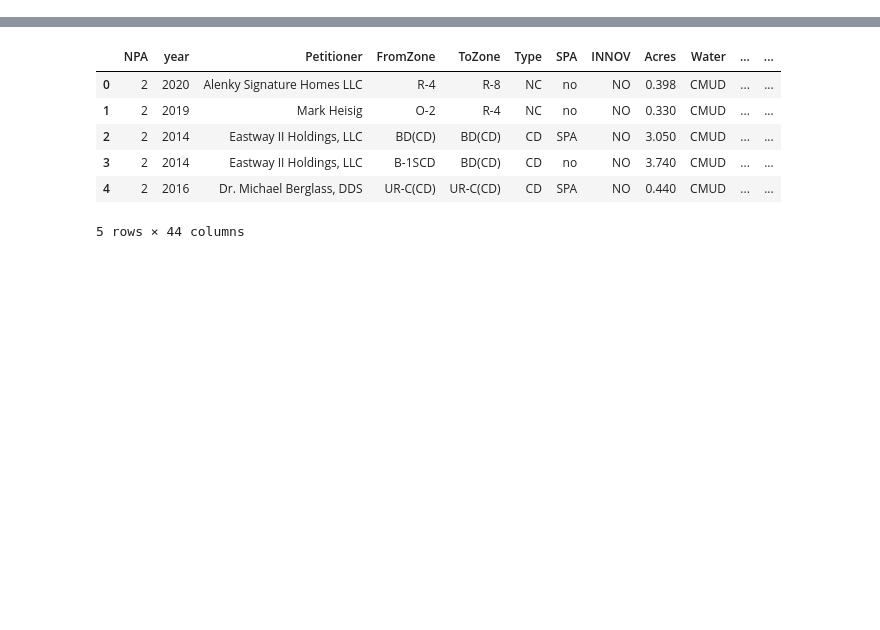
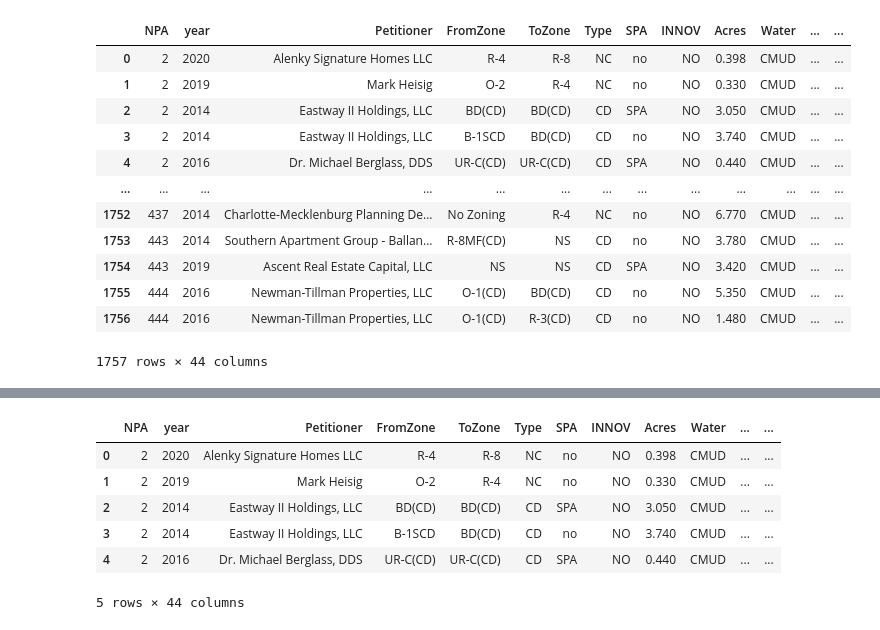
Before and after one commit to lmstevens/charlotte_rezoning_model, a Jupyter notebook: SMOTE MACHINE LEARNING MODEL.ipynb, the cells around one changed output, grey strips where cells are left out. Saved outputs shown, nothing was run; the diff lists cells and outputs as text; code cells hidden in the pictures; blank space fills up the shorter version.

```diff
--- a/SMOTE MACHINE LEARNING MODEL.ipynb
+++ b/SMOTE MACHINE LEARNING MODEL.ipynb
@@ -12,2 +12,17 @@ import imbalanced_databases as imbd
 # %%
-clean_df = pd.read_csv('Resources/Final_Clean.csv')
+clean_df = pd.read_csv('Resources/Final_Clean2.csv')
+clean_df.dropna()
+# %% [output]
+|  | NPA | year | Petitioner | FromZone | ToZone | Type | SPA | INNOV | Acres | Water | ... | ... |
+| 0 | 2 | 2020 | Alenky Signature Homes LLC | R-4 | R-8 | NC | no | NO | 0.398 | CMUD | ... | ... |
+| 1 | 2 | 2019 | Mark Heisig | O-2 | R-4 | NC | no | NO | 0.330 | CMUD | ... | ... |
+| 2 | 2 | 2014 | Eastway II Holdings, LLC | BD(CD) | BD(CD) | CD | SPA | NO | 3.050 | CMUD | ... | ... |
+| 3 | 2 | 2014 | Eastway II Holdings, LLC | B-1SCD | BD(CD) | CD | no | NO | 3.740 | CMUD | ... | ... |
+| 4 | 2 | 2016 | Dr. Michael Berglass, DDS | UR-C(CD) | UR-C(CD) | CD | SPA | NO | 0.440 | CMUD | ... | ... |
+| ... | ... | ... | ... | ... | ... | ... | ... | ... | ... | ... | ... | ... |
+| 1752 | 437 | 2014 | Charlotte-Mecklenburg Planning De... | No Zoning | R-4 | NC | no | NO | 6.770 | CMUD | ... | ... |
+| 1753 | 443 | 2014 | Southern Apartment Group - Ballan... | R-8MF(CD) | NS | CD | no | NO | 3.780 | CMUD | ... | ... |
+| 1754 | 443 | 2019 | Ascent Real Estate Capital, LLC | NS | NS | CD | SPA | NO | 3.420 | CMUD | ... | ... |
+| 1755 | 444 | 2016 | Newman-Tillman Properties, LLC | O-1(CD) | BD(CD) | CD | no | NO | 5.350 | CMUD | ... | ... |
+| 1756 | 444 | 2016 | Newman-Tillman Properties, LLC | O-1(CD) | R-3(CD) | CD | no | NO | 1.480 | CMUD | ... | ... |
+1757 rows × 44 columns
```
Also changed, not shown: parts of 21 cells of this notebook.
